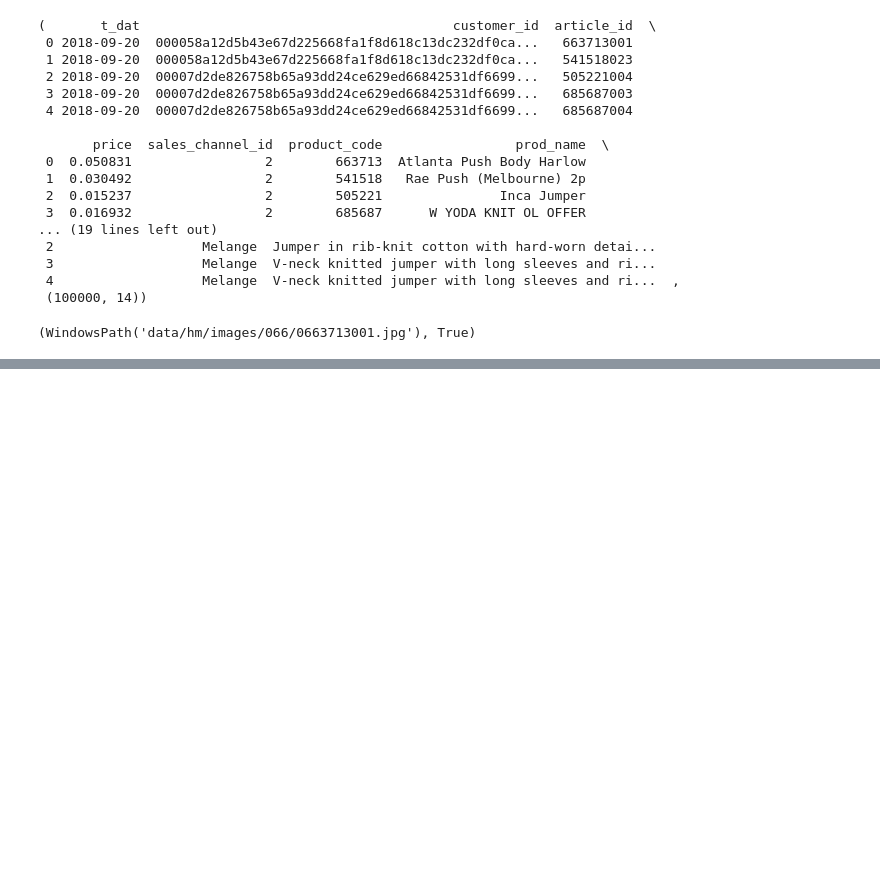
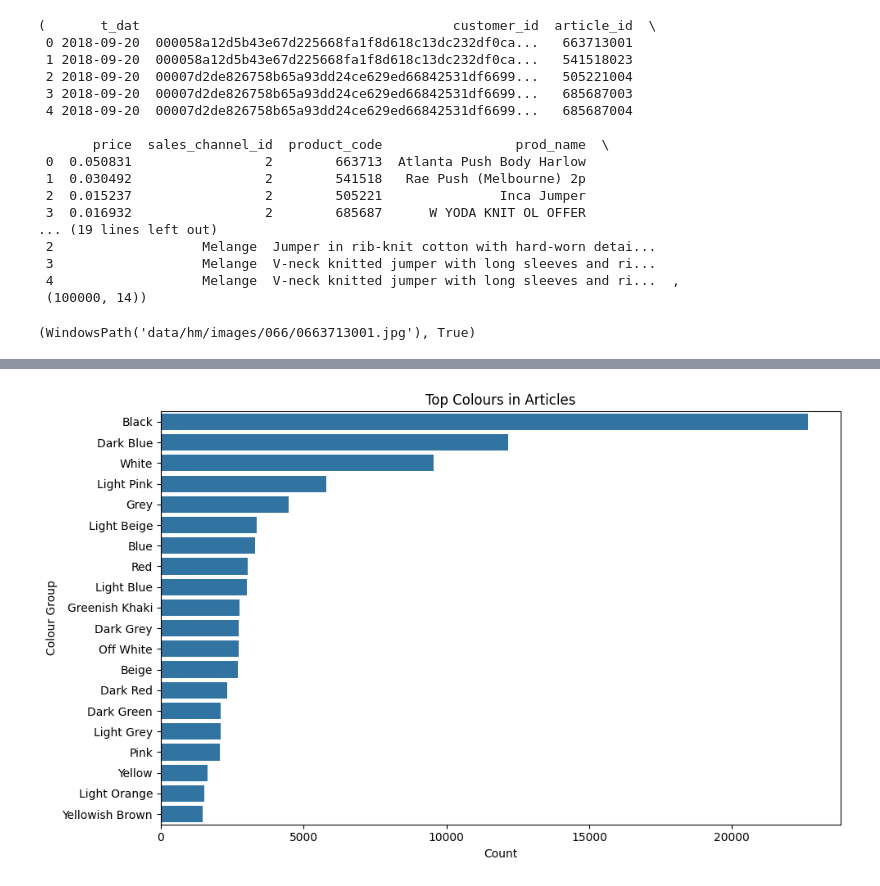
Before and after one commit to Ekansh-lamba/Ai_Powered_Fashion_Trend_analysis, a Jupyter notebook: hm_trend.ipynb, the cells around one changed output, grey strips where cells are left out. Saved outputs shown, nothing was run; the diff lists cells and outputs as text; code cells hidden in the pictures; blank space fills up the shorter version.

```diff
--- a/hm_trend.ipynb
+++ b/hm_trend.ipynb
@@ -123,0 +189,16 @@ def load_and_preprocess_image(path: str | Path):
+# %%
+# Cell 9: Colour distribution
+color_counts = (articles_small["colour_group_name"]
+                .fillna("Unknown")
+                .value_counts()
+                .head(20))
+
+plt.figure(figsize=(10,6))
+sns.barplot(x=color_counts.values, y=color_counts.index)
+plt.title("Top Colours in Articles")
+plt.xlabel("Count")
+plt.ylabel("Colour Group")
+plt.tight_layout()
+plt.show()
+# %% [output]
+[figure, added]
```
Also changed, not shown: parts of 15 cells of this notebook, 7 other files.
